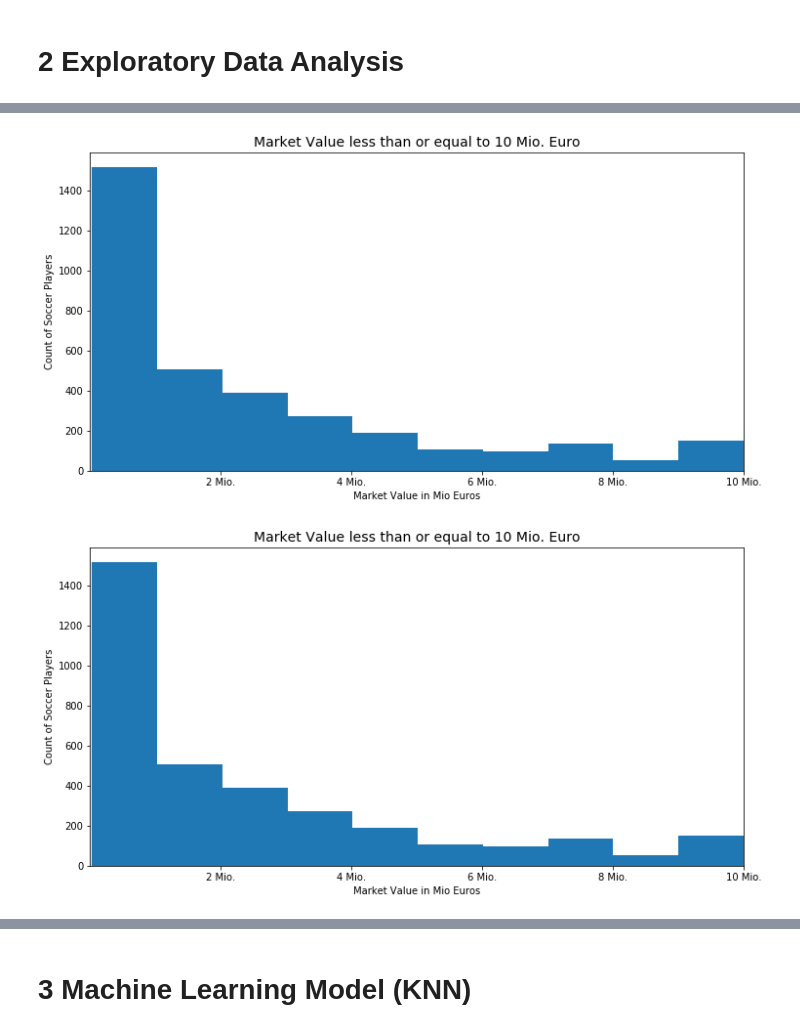
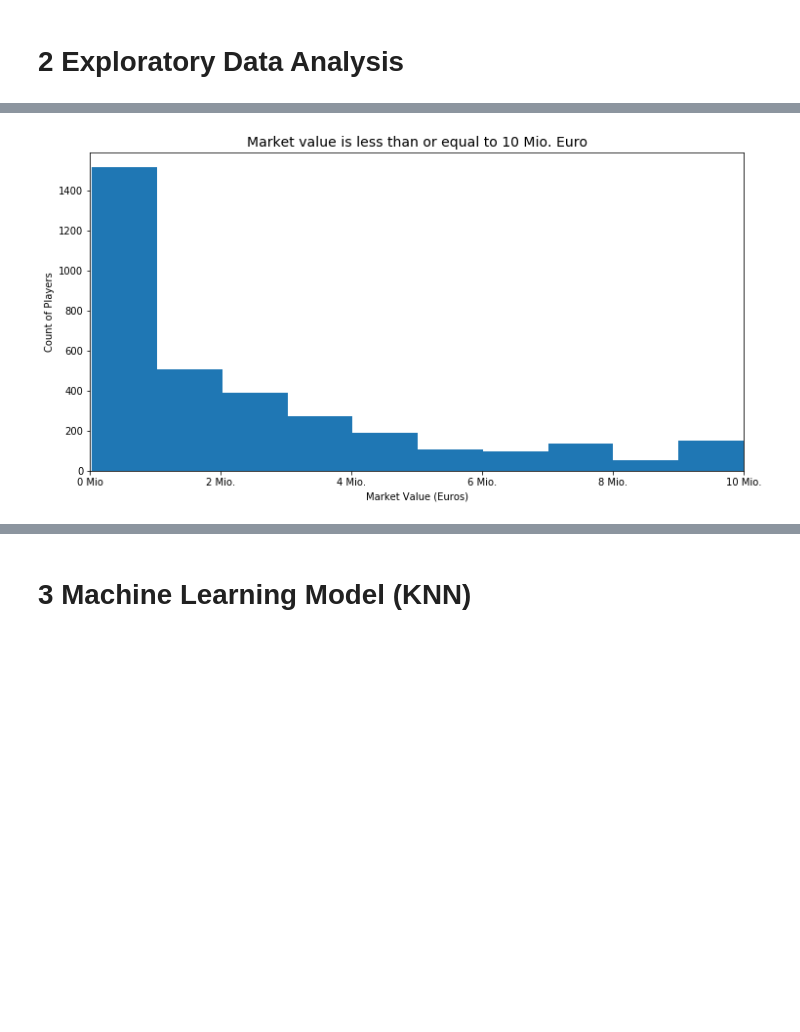
Before and after one commit to AntonioBauer/SoccerLeagues_MarketValues, a Jupyter notebook: SoccerMarketValue_Analysis.ipynb, the cells around one changed output, grey strips where cells are left out. Saved outputs shown, nothing was run; the diff lists cells and outputs as text; code cells hidden in the pictures; blank space fills up the shorter version.

```diff
--- a/SoccerMarketValue_Analysis.ipynb
+++ b/SoccerMarketValue_Analysis.ipynb
@@ -726,14 +572,13 @@ df_clean['Market Value (Euros)'].mean()/1000000
 # %%
 plt.figure(figsize=[12,6])
 plt.hist(market_value_low/1000000, bins=10)
-plt.title('Market Value less than or equal to 10 Mio. Euro', fontsize=14)
-plt.ylabel('Count of Soccer Players')
-plt.xlabel('Market Value in Mio Euros')
+plt.title('Market value is less than or equal to 10 Mio. Euro', fontsize=14)
+plt.ylabel('Count of Players')
+plt.xlabel('Market Value (Euros)')
 plt.xlim(0, 10)
-plt.xticks([2, 4, 6, 8, 10], ['2 Mio.', '4 Mio.', '6 Mio.', '8 Mio.', '10 Mio.']);
+plt.xticks([0,2, 4, 6, 8, 10], ['0 Mio', '2 Mio.', '4 Mio.', '6 Mio.', '8 Mio.', '10 Mio.']);
 # %% [output]
-[figure, old version]
+[figure, new version]
-[figure, removed]
 # %%
 plt.figure(figsize=[12,6])
 plt.hist(market_value_high/1000000, bins=10)
```
Also changed, not shown: parts of 41 cells of this notebook, 1 other file.
